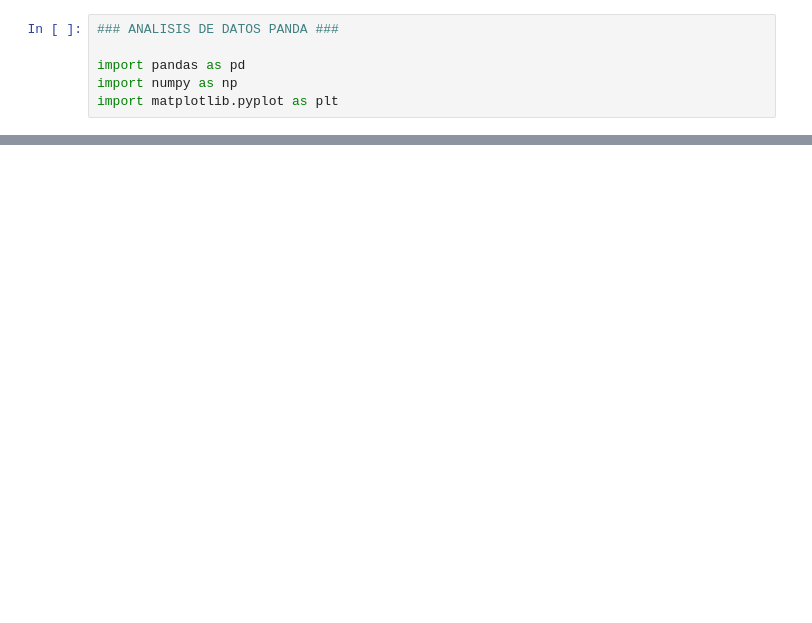
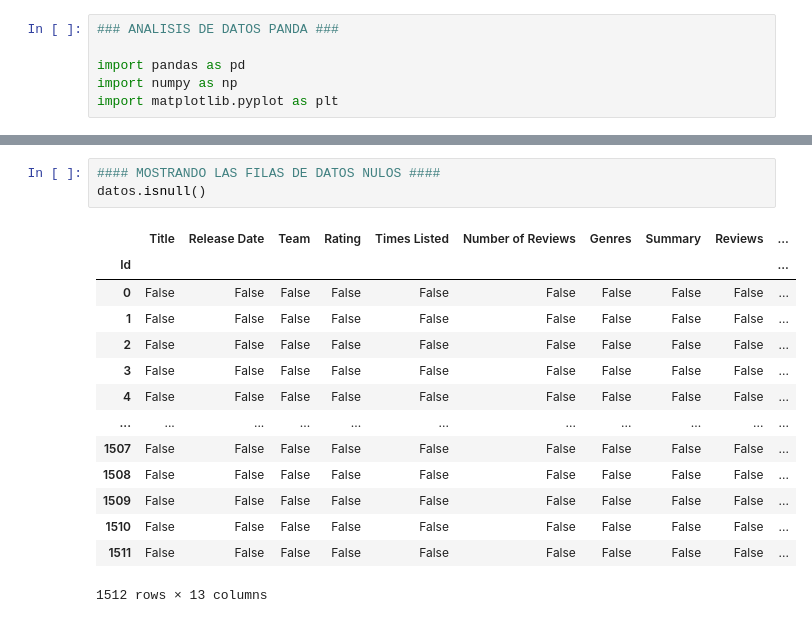
Before and after one commit to SkryttyKod/phyton-primer-semestre, a Jupyter notebook: Jupyter/04-pandas.ipynb, the cells around one changed output, grey strips where cells are left out. Saved outputs shown, nothing was run; the diff lists cells and outputs as text; blank space fills up the shorter version.

```diff
--- a/Jupyter/04-pandas.ipynb
+++ b/Jupyter/04-pandas.ipynb
@@ -17,0 +61,18 @@ datos.head()
+# %%
+#### MOSTRANDO LAS FILAS DE DATOS NULOS ####
+datos.isnull()
+# %% [output]
+|  | Title | Release Date | Team | Rating | Times Listed | Number of Reviews | Genres | Summary | Reviews | ... |
+| Id |  |  |  |  |  |  |  |  |  | ... |
+| 0 | False | False | False | False | False | False | False | False | False | ... |
+| 1 | False | False | False | False | False | False | False | False | False | ... |
+| 2 | False | False | False | False | False | False | False | False | False | ... |
+| 3 | False | False | False | False | False | False | False | False | False | ... |
+| 4 | False | False | False | False | False | False | False | False | False | ... |
+| ... | ... | ... | ... | ... | ... | ... | ... | ... | ... | ... |
+| 1507 | False | False | False | False | False | False | False | False | False | ... |
+| 1508 | False | False | False | False | False | False | False | False | False | ... |
+| 1509 | False | False | False | False | False | False | False | False | False | ... |
+| 1510 | False | False | False | False | False | False | False | False | False | ... |
+| 1511 | False | False | False | False | False | False | False | False | False | ... |
+1512 rows × 13 columns
```
Also changed, not shown: parts of 16 cells of this notebook, 3 other files.
